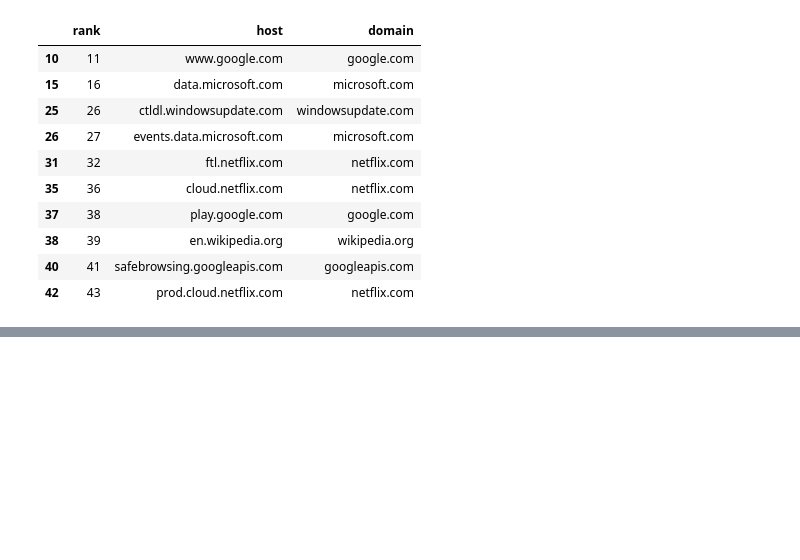
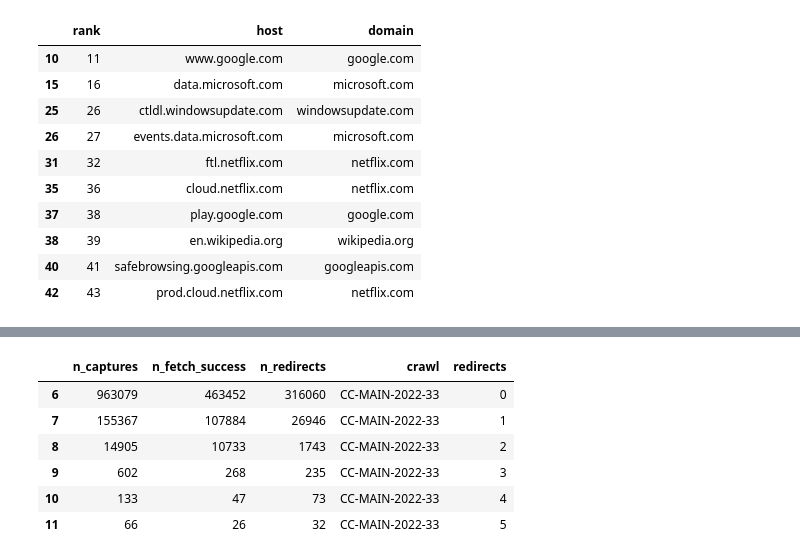
Before and after one commit to commoncrawl/robotstxt-experiments, a Jupyter notebook: src/jupyter/data-preparation-top-k-sample.ipynb, the cells around one changed output, grey strips where cells are left out. Drawn from its saved outputs; the diff is of its cells as text; code cells hidden in the pictures; blank space fills up the shorter version.

```diff
--- a/src/jupyter/data-preparation-top-k-sample.ipynb
+++ b/src/jupyter/data-preparation-top-k-sample.ipynb
@@ -219,0 +283,13 @@ The strict robots.txt archiving policies are necessary to avoid that an attacker
+# %%
+import pandas as pd
+
+df = pd.read_csv('../../data/top-k-sample/robotstxt-captures-counts-with-redirects.csv')
+df[df['crawl'] == 'CC-MAIN-2025-05']
+# %% [output]
+|  | n_captures | n_fetch_success | n_redirects | crawl | redirects |
+| 6 | 963079 | 463452 | 316060 | CC-MAIN-2022-33 | 0 |
+| 7 | 155367 | 107884 | 26946 | CC-MAIN-2022-33 | 1 |
+| 8 | 14905 | 10733 | 1743 | CC-MAIN-2022-33 | 2 |
+| 9 | 602 | 268 | 235 | CC-MAIN-2022-33 | 3 |
+| 10 | 133 | 47 | 73 | CC-MAIN-2022-33 | 4 |
+| 11 | 66 | 26 | 32 | CC-MAIN-2022-33 | 5 |
```
Also changed, not shown: parts of 6 cells of this notebook, 3 other files.
